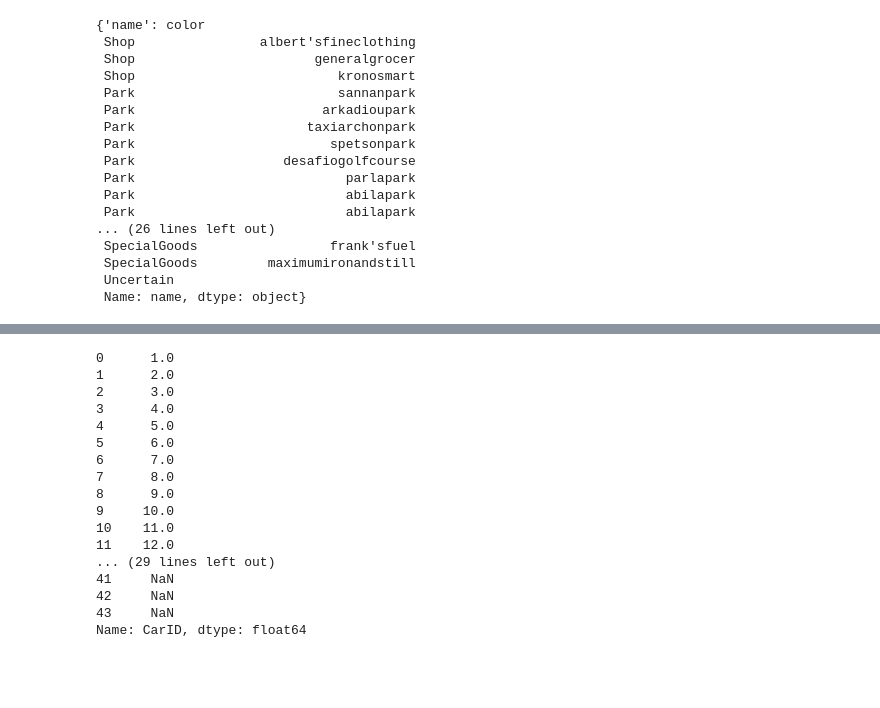
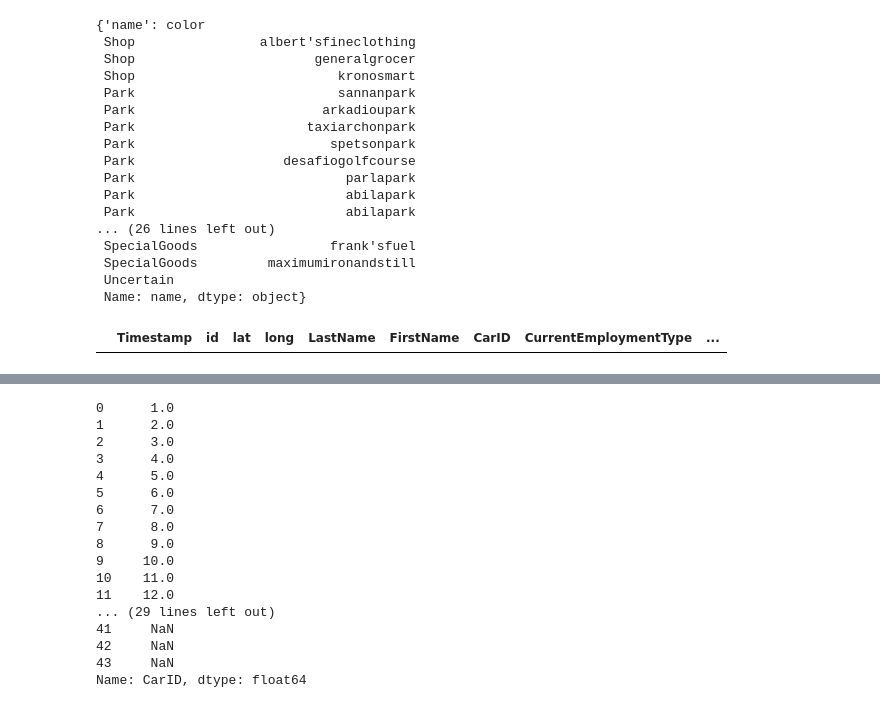
Before and after one commit to Checco9811/vast2014, a Jupyter notebook: preprocessing.ipynb, the cells around one changed output, grey strips where cells are left out. Drawn from its saved outputs; the diff is of its cells as text; code cells hidden in the pictures; blank space fills up the shorter version.

```diff
--- a/preprocessing.ipynb
+++ b/preprocessing.ipynb
@@ -471,7 +471,11 @@ joined_cc['Category'] = category
 # %%
 joined_cc.to_csv('cc_data_joined.csv')
 # %%
-joined = pd.merge(gps, car_assignments, left_on='id', right_on='CarID')
+joined = pd.merge(gps, car_assignments, left_on='id', right_on='CarID', how='left')
+# %%
+joined[joined.CurrentEmploymentTitle == 'Truck Driver']
+# %% [output]
+|  | Timestamp | id | lat | long | LastName | FirstName | CarID | CurrentEmploymentType | ... |
 # %%
 joined = joined.rename(columns={"Timestamp": "ts", "LastName": "Last", "FirstName": "First",
                        "CurrentEmploymentType": "CETy", "CurrentEmploymentTitle": "CETi"})
```
Also changed, not shown: 5 other files.
